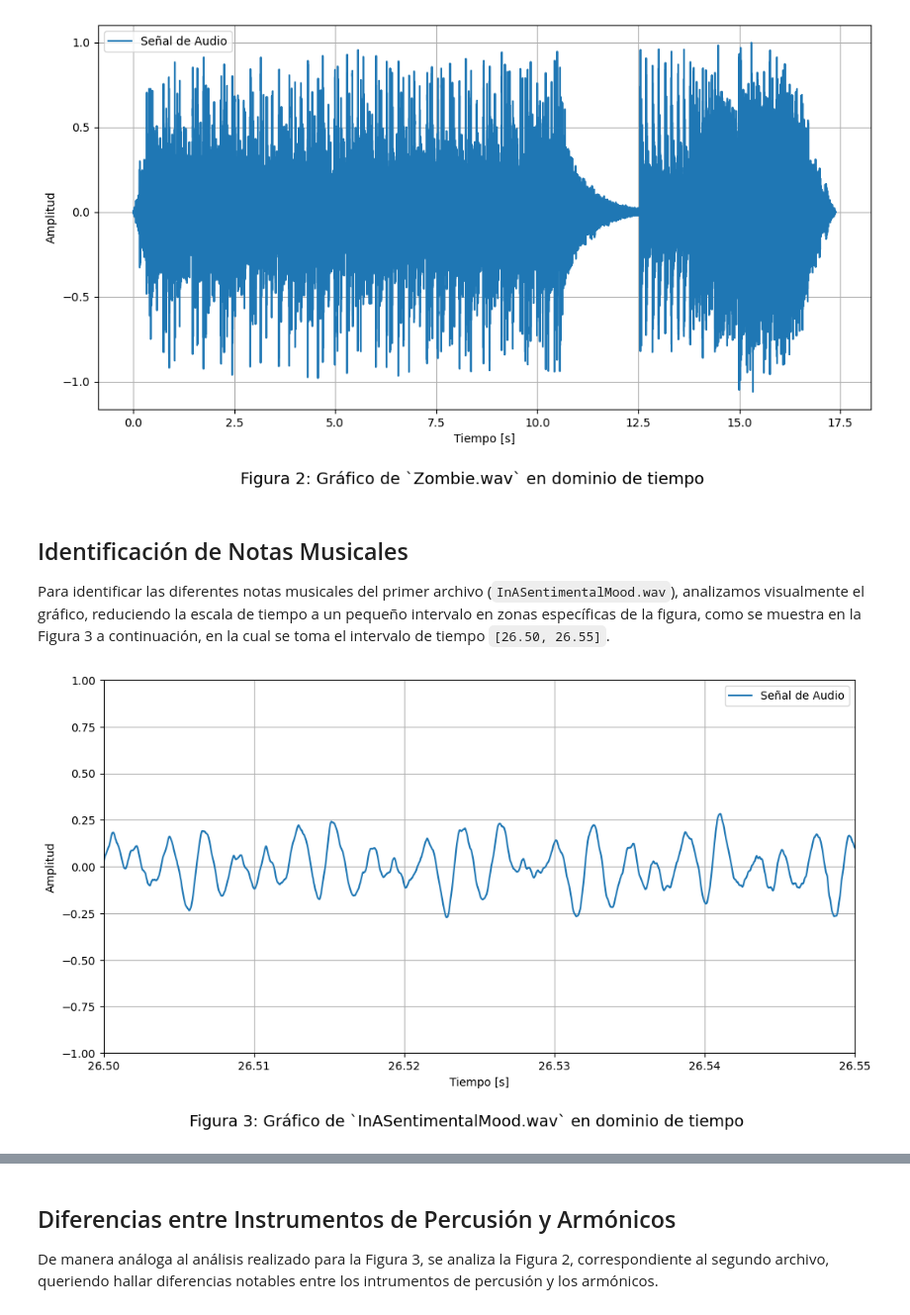
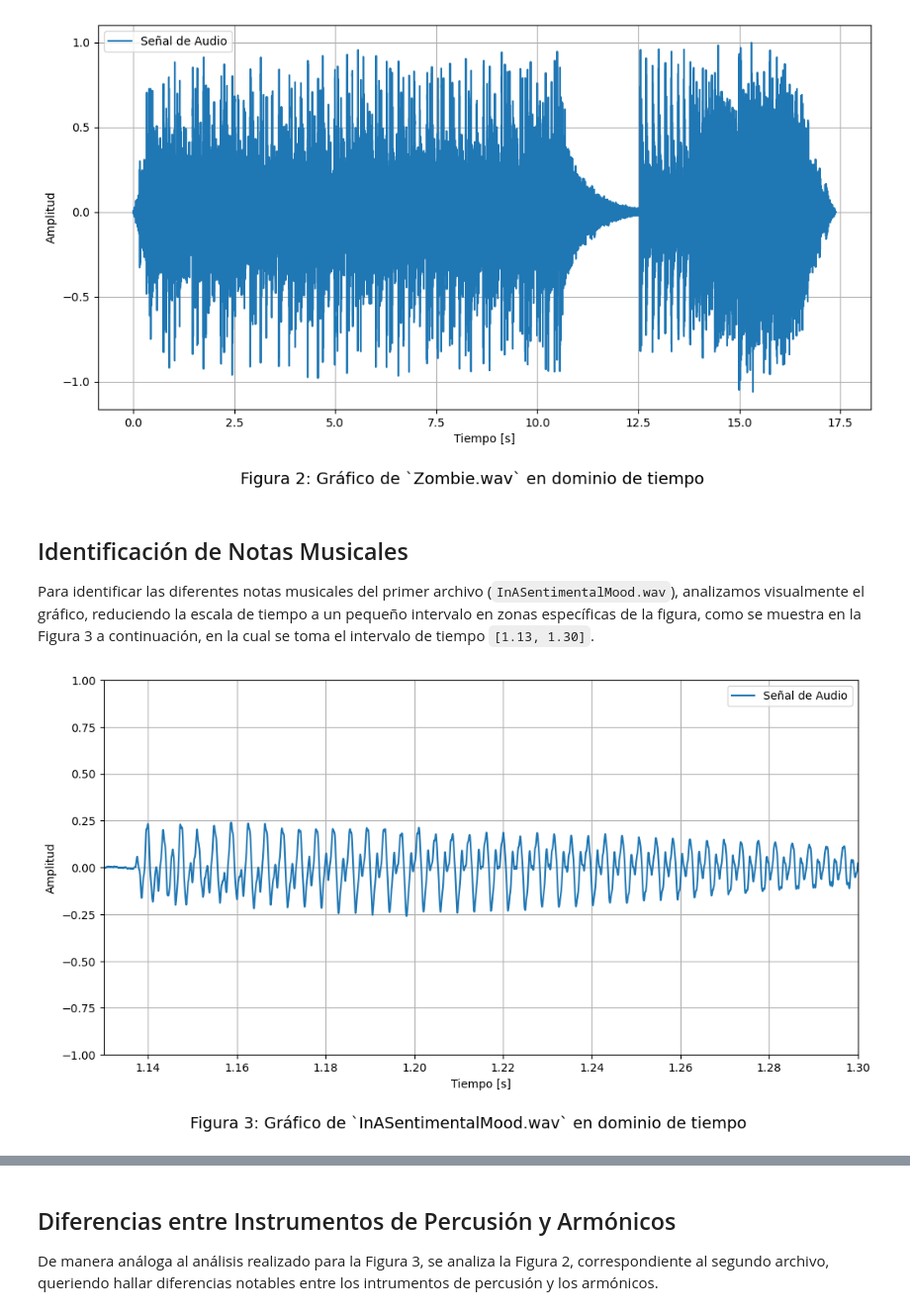
Before and after one commit to mjkloeckner/TB065, a Jupyter notebook: primera_parte/tpe_primera_parte.ipynb, the cells around one changed output, grey strips where cells are left out. Shown at 99% size. Saved outputs shown, nothing was run; the diff lists cells and outputs as text; code cells hidden in the pictures.

```diff
--- a/primera_parte/tpe_primera_parte.ipynb
+++ b/primera_parte/tpe_primera_parte.ipynb
@@ -107,30 +107,30 @@ plt.show()
 Para identificar las diferentes notas musicales del primer archivo (`InASentimentalMood.wav`),
 analizamos visualmente el gráfico, reduciendo la escala de tiempo a un pequeño intervalo en zonas
 específicas de la figura, como se muestra en la Figura 3 a continuación, en la cual se toma
-el intervalo de tiempo `[26.50, 26.55]`.
+el intervalo de tiempo `[1.13, 1.30]`.
 # %%
-t = 26.5
-dt = .05
+t = 1.13
+dt = 0.17
 amplitude = 1
 
 figure_title = 'Gráfico de `' + str(file1_name) + '` en dominio de tiempo'
 
 figure = plt.figure(num=figure_title, figsize=(12, 6))
 figure_caption = 'Figura 3: ' + figure_title
 
 figure.text(.5, -0.04, figure_caption, ha='center', fontsize=14)
 
 data = file1_data / np.max(file1_data)
 
 plt.figure(num=figure_title, figsize=(12, 6))
 plt.plot(file1_time, data, label='Señal de Audio')
 # plt.title(figure_title)
 plt.xlabel('Tiempo [s]')
 plt.ylabel('Amplitud')
 plt.grid(True)
 # plt.axis([x_min, x_max, y_min, y_max])
 plt.axis([t, t+dt, -amplitude, amplitude])
 plt.legend()
 plt.show()
 # %% [output]
-[figure, old version]
+[figure, new version]
```
Also changed, not shown: parts of 5 cells of this notebook.
